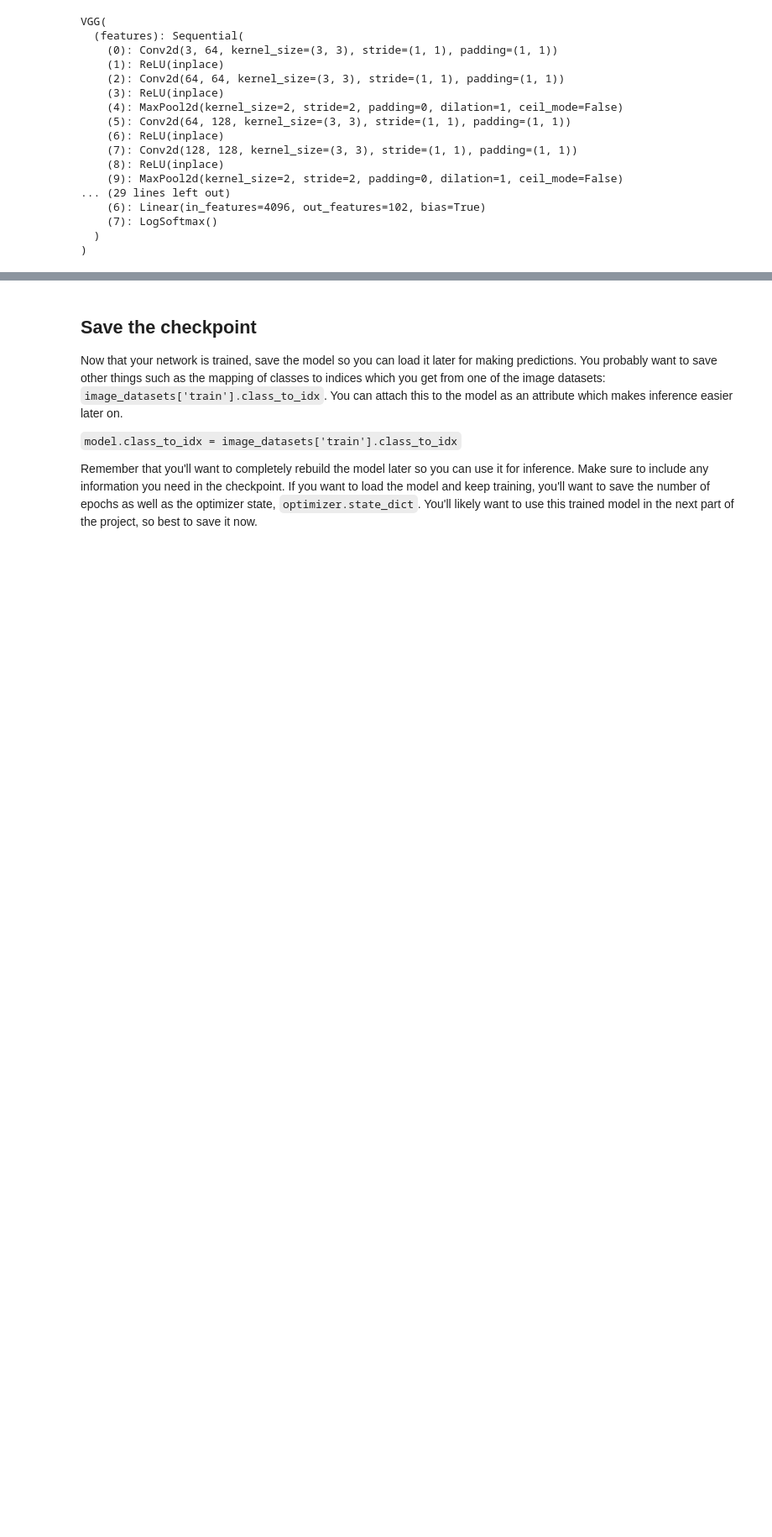
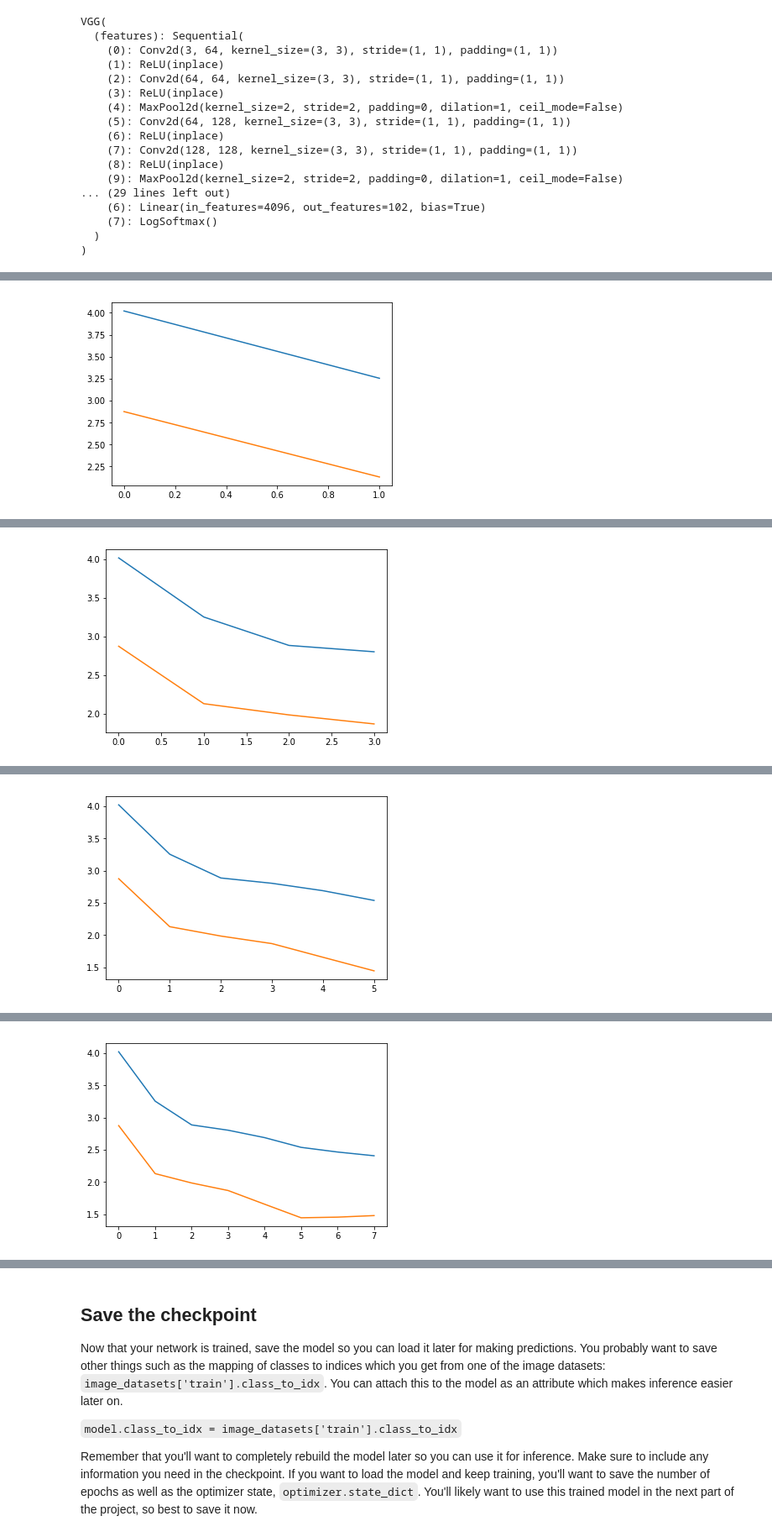
Before and after one commit to ernestassimutis/pytorch_challenge, a Jupyter notebook: Image Classifier Project.ipynb, the cells around one changed output, grey strips where cells are left out. Shown: that part at 84% size. Cells and saved outputs as stored; diff of their text form; code cells hidden in the pictures; blank space fills up the shorter version.

```diff
--- a/Image Classifier Project.ipynb
+++ b/Image Classifier Project.ipynb
@@ -166,13 +166,13 @@ VGG(
 # %%
 criterion = nn.CrossEntropyLoss()
 optimizer = torch.optim.Adam(pretrained_network.classifier.parameters(), lr=0.001)
-scheduler = lr_scheduler.StepLR(optimizer, step_size=7, gamma=0.1)
+scheduler = lr_scheduler.StepLR(optimizer, step_size=10, gamma=0.1)
 
 # Put on gpu if available
 model = pretrained_network.to(device)
 # %%
 def train_model(model, criterion, optimizer, scheduler, num_epochs=1):
-    print_every = batch_size*3
+    print_every = batch_size*10
     trn_losses = []
     val_losses = []
 
@@ -189,32 +189,37 @@ def train_model(model, criterion, optimizer, scheduler, num_epochs=1):
             optimizer.step()
 
             trn_loss += loss.item()
-            trn_losses.append(loss)
 
             if (batch_i % print_every == 0) & (batch_i != 0):
-                print(f'Epoch {epoch} \nBatch {batch_i}\nLoss: {trn_loss/print_every:.6f}')
+                curr_train_loss = trn_loss/print_every
+                trn_losses.append(curr_train_loss)
+                print(f'Epoch {epoch} \nBatch {batch_i}\nLoss: {curr_train_loss:.6f}')
                 trn_loss = 0.0
 
+
                 model.eval()
+                val_loss = 0.0
                 for data, target in valid_dl:
                     if torch.cuda.is_available():
                         data, target = data.cuda(), target.cuda()
 
                     output = model(data)
-                    val_loss = criterion(output.squeeze(), target.float().type(torch.cuda.LongTensor))
-                    val_losses.append(val_loss.item())
+                    loss = criterion(output.squeeze(), target.float().type(torch.cuda.LongTensor))
+                    val_loss += loss.item()
 
-                print(f'Val loss: {np.mean(val_losses)}')
+                curr_val_loss = val_loss / len(valid_dl)
+                val_losses.append(curr_val_loss)
+                print(f'Val loss: {curr_val_loss:.6f}')
                 model = model.train()
 
-                # track losses
-                plt.plot(trn_losses)
-                plt.plot(val_losses)
-                plt.show()
+        # track losses
+        plt.plot(trn_losses)
+        plt.plot(val_losses)
+        plt.show()
 
         scheduler.step()
 
     return model, trn_losses, val_losses
 # %%
-model, trn_losses, val_losses = train_model(model, criterion, optimizer, scheduler, num_epochs=1)
+model, trn_losses, val_losses = train_model(model, criterion, optimizer, scheduler, num_epochs=20)
 # %% [output]
@@ -221,0 +234 @@ RuntimeError: CUDA out of memory. Tried to allocate 392.00 MiB (GPU 0; 2.00 GiB
+[figure, added]
@@ -221,0 +243 @@ RuntimeError: CUDA out of memory. Tried to allocate 392.00 MiB (GPU 0; 2.00 GiB
+[figure, added]
@@ -221,0 +252 @@ RuntimeError: CUDA out of memory. Tried to allocate 392.00 MiB (GPU 0; 2.00 GiB
+[figure, added]
@@ -221,0 +261 @@ RuntimeError: CUDA out of memory. Tried to allocate 392.00 MiB (GPU 0; 2.00 GiB
+[figure, added]
```
Also changed, not shown: parts of 6 cells of this notebook.
